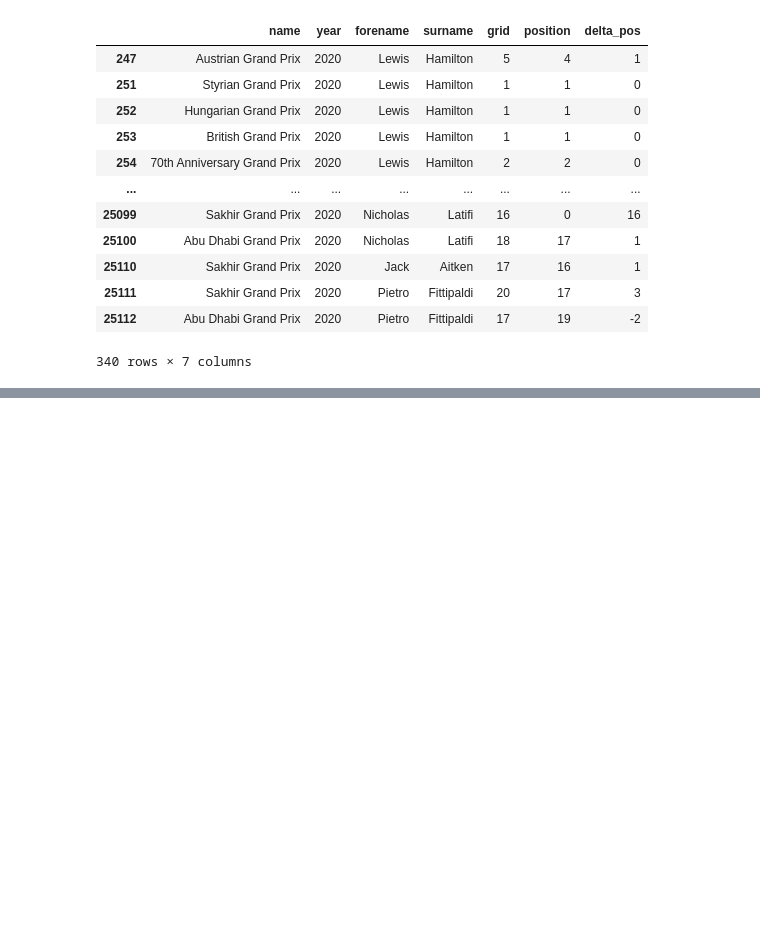
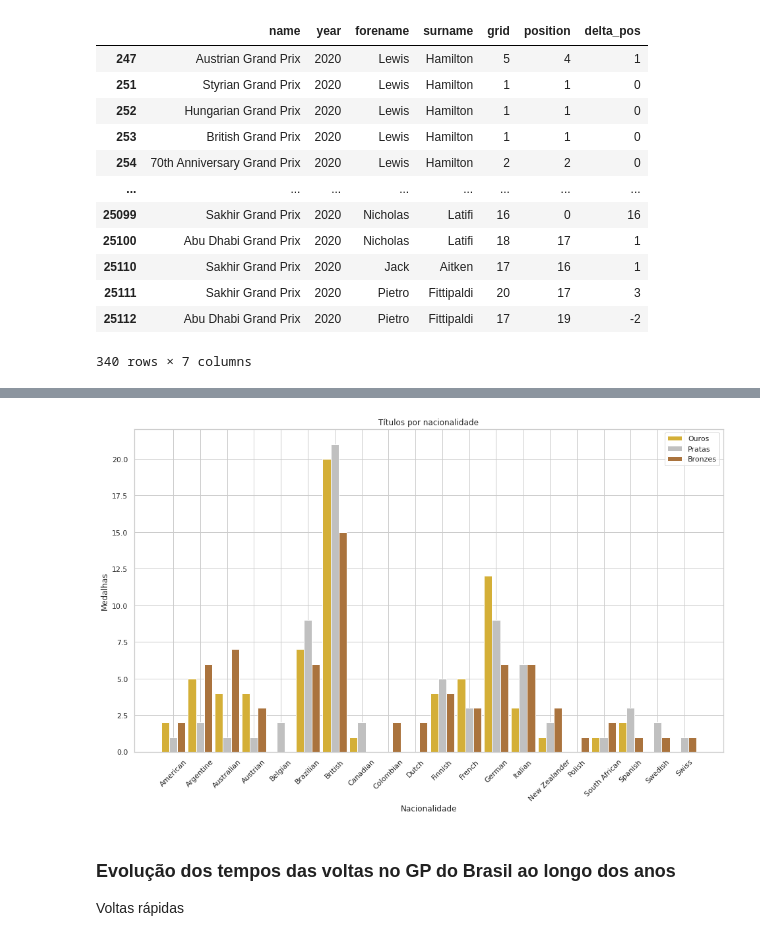
Before and after one commit to mateusquaresma/2021.3-big-019, a Jupyter notebook: notebooks/Formula-1.ipynb, the cells around one changed output, grey strips where cells are left out. Cells and saved outputs as stored; diff of their text form; code cells hidden in the pictures; blank space fills up the shorter version.

```diff
--- a/notebooks/Formula-1.ipynb
+++ b/notebooks/Formula-1.ipynb
@@ -69,0 +250,30 @@ rrd_2020[["name", "year", "forename", "surname", "grid", "position", "delta_pos"
+# %%
+ind = np.arange(len(nationalities))
+width = 0.3
+
+# print(ind)
+# print(ind + width)
+# print(ind + width * 2)
+
+fig = plt.figure(figsize=(16, 9))
+
+ax = fig.add_subplot(111)
+
+first_rects = ax.bar(ind, firsts, width, color = gold)
+second_rects = ax.bar(ind + width, seconds, width, color = silver)
+third_rects = ax.bar(ind + (width * 2), thirds, width, color = bronze)
+
+ax.set_xticks(ind + width)
+ax.set_xticklabels(tuple(nationalities))
+ax.legend((first_rects, second_rects, third_rects), ("Ouros", "Pratas", "Bronzes"))
+
+plt.ylabel("Medalhas")
+plt.xlabel("Nacionalidade")
+plt.title("Títulos por nacionalidade")
+plt.xticks(rotation=45)
+plt.show()
+# %% [output]
+[figure, added]
+# %% [markdown]
+### Evolução dos tempos das voltas no GP do Brasil ao longo dos anos
+Voltas rápidas
```
Also changed, not shown: parts of 38 cells of this notebook, 2 other files.
